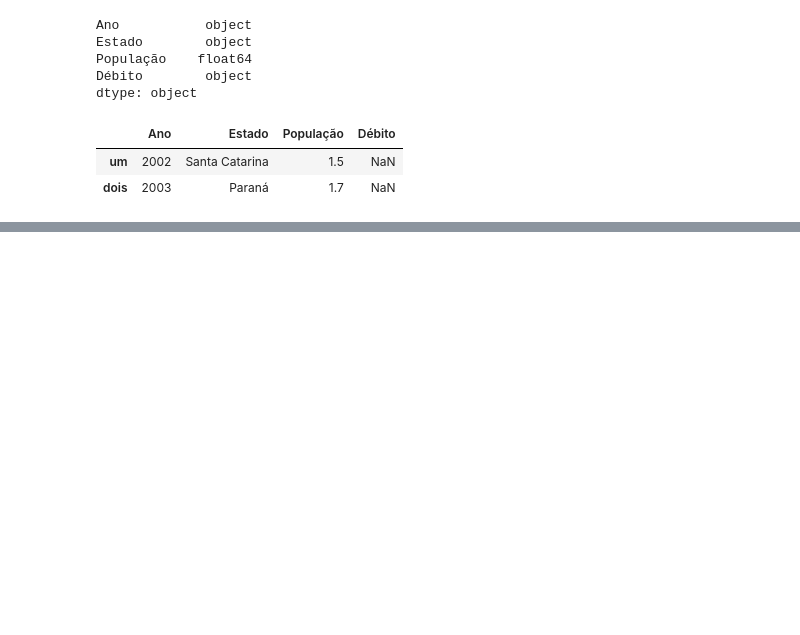
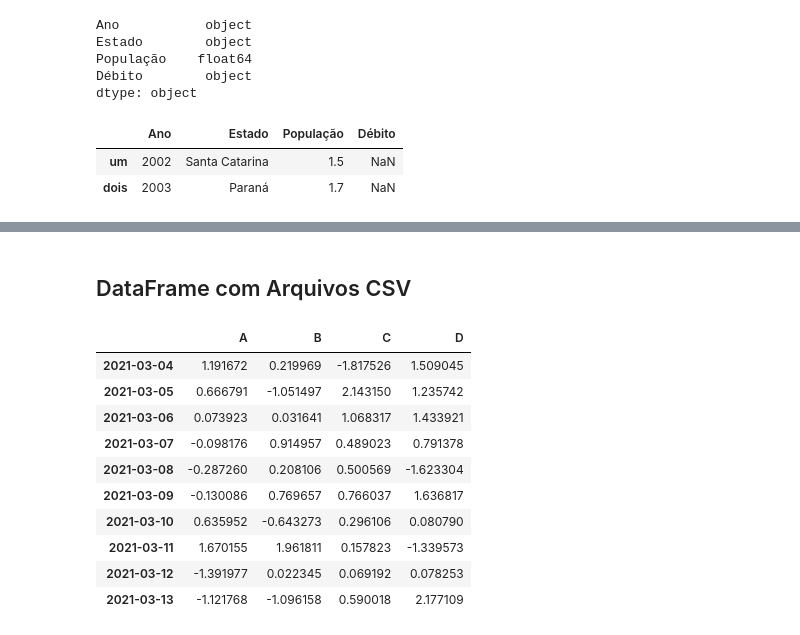
Before and after one commit to Lucaasfelipe/Python, a Jupyter notebook: Módulos python para Análise de dados/Pandas.ipynb, the cells around one changed output, grey strips where cells are left out. Saved outputs shown, nothing was run; the diff lists cells and outputs as text; code cells hidden in the pictures; blank space fills up the shorter version.

```diff
--- a/Módulos python para Análise de dados/Pandas.ipynb
+++ b/Módulos python para Análise de dados/Pandas.ipynb
@@ -255,0 +389,20 @@ frame2[:2]
+# %% [markdown]
+## DataFrame com Arquivos CSV
+# %%
+# Criando um DataFrame
+
+dates = pd.date_range('20210304', periods = 10)
+df = pd.DataFrame(np.random.randn(10, 4), index = dates, columns = list ('ABCD'))
+df
+# %% [output]
+|  | A | B | C | D |
+| 2021-03-04 | 1.191672 | 0.219969 | -1.817526 | 1.509045 |
+| 2021-03-05 | 0.666791 | -1.051497 | 2.143150 | 1.235742 |
+| 2021-03-06 | 0.073923 | 0.031641 | 1.068317 | 1.433921 |
+| 2021-03-07 | -0.098176 | 0.914957 | 0.489023 | 0.791378 |
+| 2021-03-08 | -0.287260 | 0.208106 | 0.500569 | -1.623304 |
+| 2021-03-09 | -0.130086 | 0.769657 | 0.766037 | 1.636817 |
+| 2021-03-10 | 0.635952 | -0.643273 | 0.296106 | 0.080790 |
+| 2021-03-11 | 1.670155 | 1.961811 | 0.157823 | -1.339573 |
+| 2021-03-12 | -1.391977 | 0.022345 | 0.069192 | 0.078253 |
+| 2021-03-13 | -1.121768 | -1.096158 | 0.590018 | 2.177109 |
```
Also changed, not shown: parts of 40 cells of this notebook, 1 other file.
